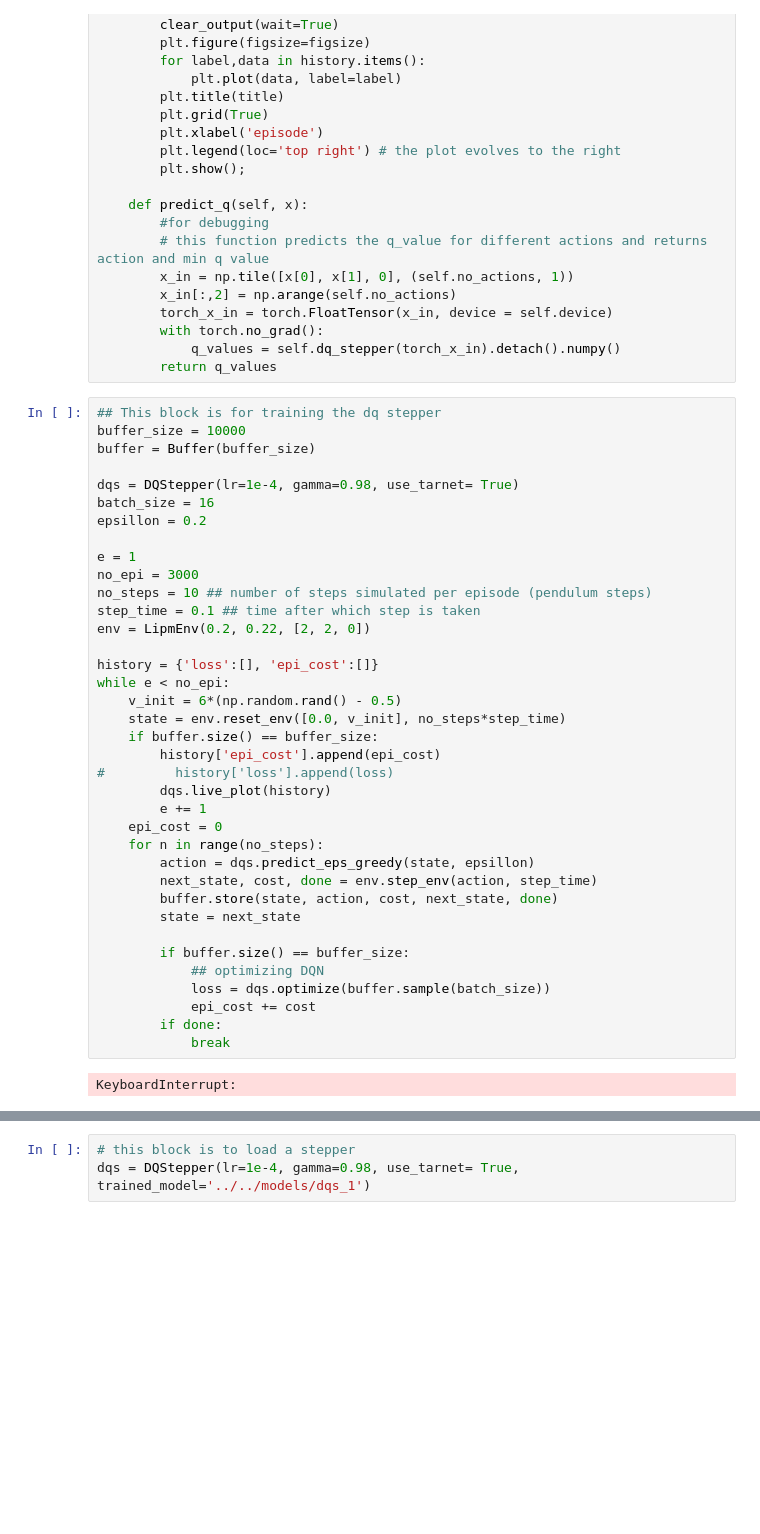
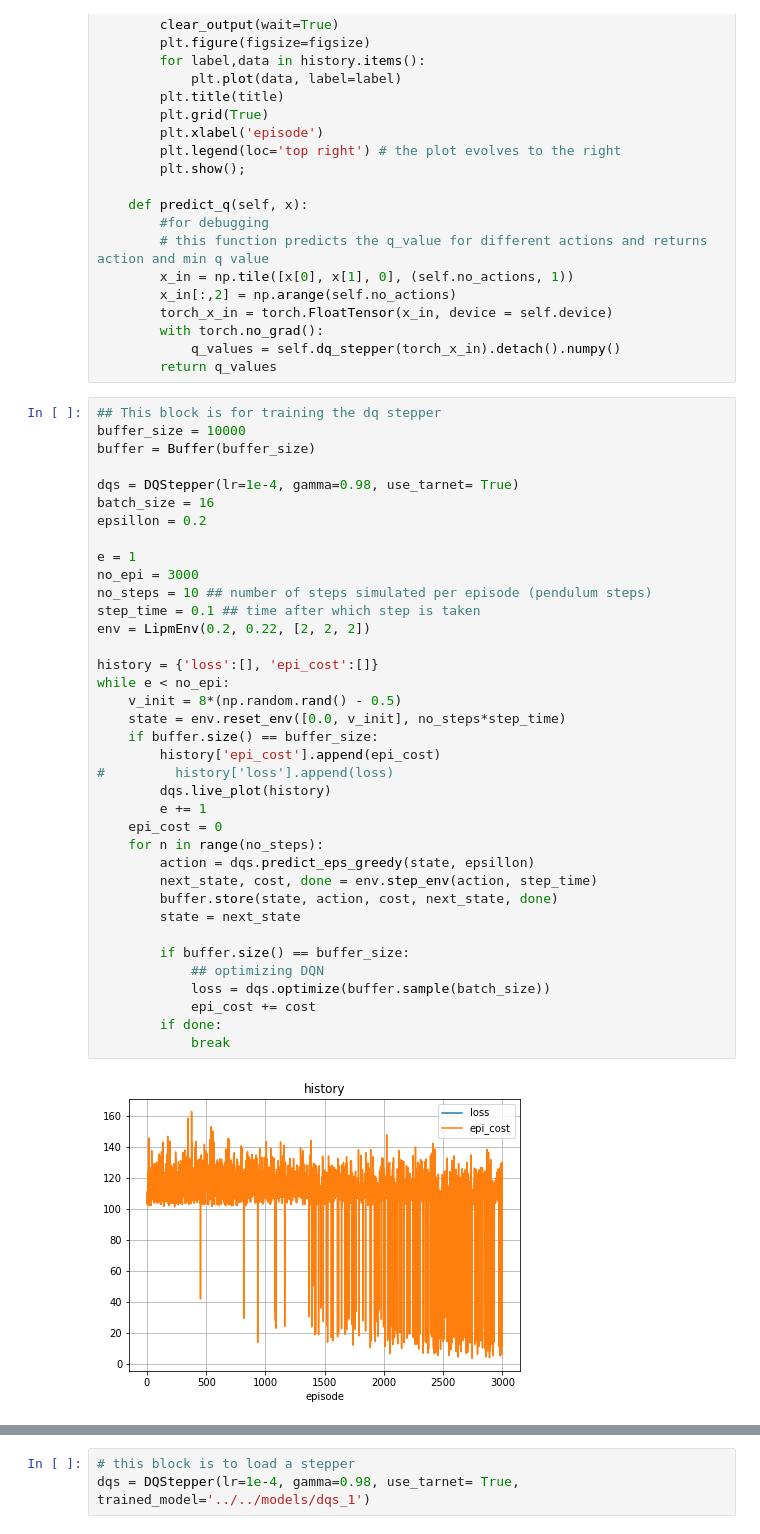
Before and after one commit to machines-in-motion/deepq_stepper, a Jupyter notebook: python/py_deepq_stepper/dq_stepper.ipynb, the cells around one changed output, grey strips where cells are left out. Saved outputs shown, nothing was run; the diff lists cells and outputs as text; blank space fills up the shorter version.

```diff
--- a/python/py_deepq_stepper/dq_stepper.ipynb
+++ b/python/py_deepq_stepper/dq_stepper.ipynb
@@ -180,35 +161,35 @@ dqs = DQStepper(lr=1e-4, gamma=0.98, use_tarnet= True)
 batch_size = 16
 epsillon = 0.2
 
 e = 1
 no_epi = 3000
 no_steps = 10 ## number of steps simulated per episode (pendulum steps)
 step_time = 0.1 ## time after which step is taken
-env = LipmEnv(0.2, 0.22, [2, 2, 0])
+env = LipmEnv(0.2, 0.22, [2, 2, 2])
 
 history = {'loss':[], 'epi_cost':[]}
 while e < no_epi:
-    v_init = 6*(np.random.rand() - 0.5)
+    v_init = 8*(np.random.rand() - 0.5)
     state = env.reset_env([0.0, v_init], no_steps*step_time)
     if buffer.size() == buffer_size:
         history['epi_cost'].append(epi_cost)
 #         history['loss'].append(loss)
         dqs.live_plot(history)
         e += 1
     epi_cost = 0
     for n in range(no_steps):
         action = dqs.predict_eps_greedy(state, epsillon)
         next_state, cost, done = env.step_env(action, step_time)
         buffer.store(state, action, cost, next_state, done)
         state = next_state
 
         if buffer.size() == buffer_size:
             ## optimizing DQN
             loss = dqs.optimize(buffer.sample(batch_size))
             epi_cost += cost
         if done:
             break
 # %% [output]
-KeyboardInterrupt:
+[figure, added]
 # %%
 # This block is to save the model
```
Also changed, not shown: parts of 6 cells of this notebook, 6 other files.
